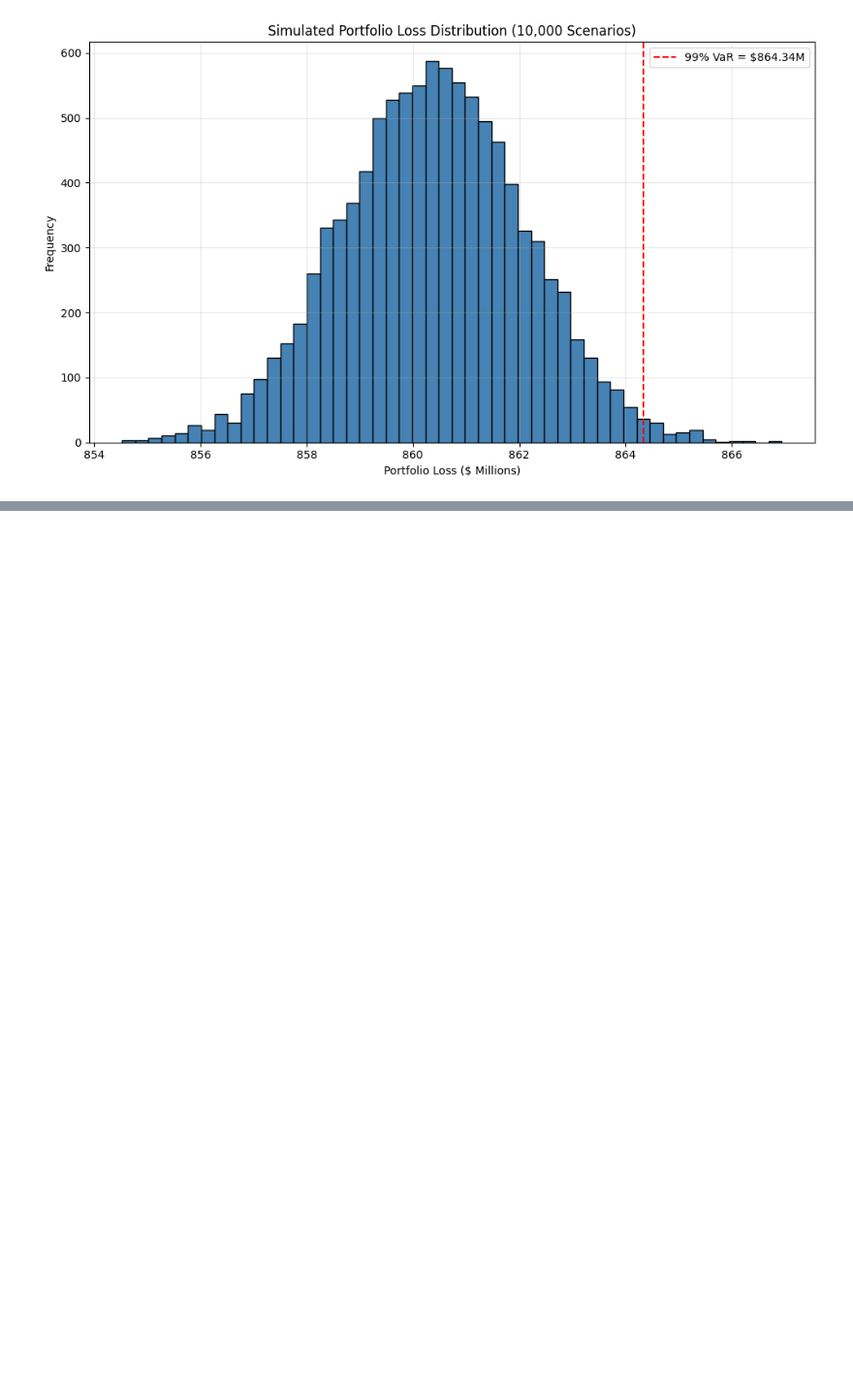
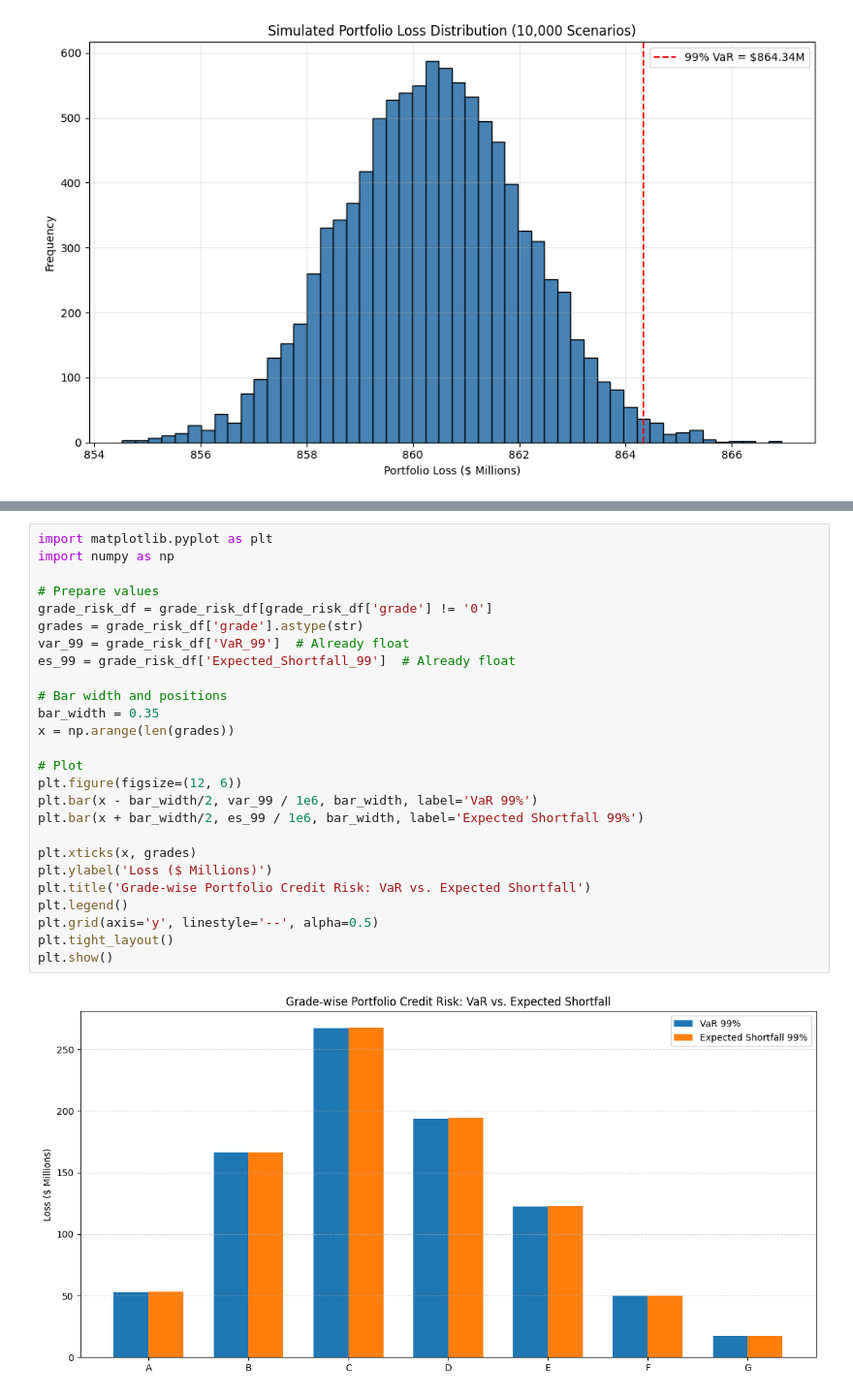
Before and after one commit to siddhantgopi/credit-risk-optimization, a Jupyter notebook: notebooks/06_Credit_VaR_Simulation.ipynb, the cells around one changed output, grey strips where cells are left out. Shown at 97% size. Saved outputs shown, nothing was run; the diff lists cells and outputs as text; blank space fills up the shorter version.

Commit message:
visuals added

```diff
--- a/notebooks/06_Credit_VaR_Simulation.ipynb
+++ b/notebooks/06_Credit_VaR_Simulation.ipynb
@@ -140,0 +225,28 @@ plt.show()
+# %%
+import matplotlib.pyplot as plt
+import numpy as np
+
+# Prepare values
+grade_risk_df = grade_risk_df[grade_risk_df['grade'] != '0']
+grades = grade_risk_df['grade'].astype(str)
+var_99 = grade_risk_df['VaR_99']  # Already float
+es_99 = grade_risk_df['Expected_Shortfall_99']  # Already float
+
+# Bar width and positions
+bar_width = 0.35
+x = np.arange(len(grades))
+
+# Plot
+plt.figure(figsize=(12, 6))
+plt.bar(x - bar_width/2, var_99 / 1e6, bar_width, label='VaR 99%')
+plt.bar(x + bar_width/2, es_99 / 1e6, bar_width, label='Expected Shortfall 99%')
+
+plt.xticks(x, grades)
+plt.ylabel('Loss ($ Millions)')
+plt.title('Grade-wise Portfolio Credit Risk: VaR vs. Expected Shortfall')
+plt.legend()
+plt.grid(axis='y', linestyle='--', alpha=0.5)
+plt.tight_layout()
+plt.show()
+# %% [output]
+[figure, added]
```
Also changed, not shown: parts of 6 cells of this notebook, 32 other files.
